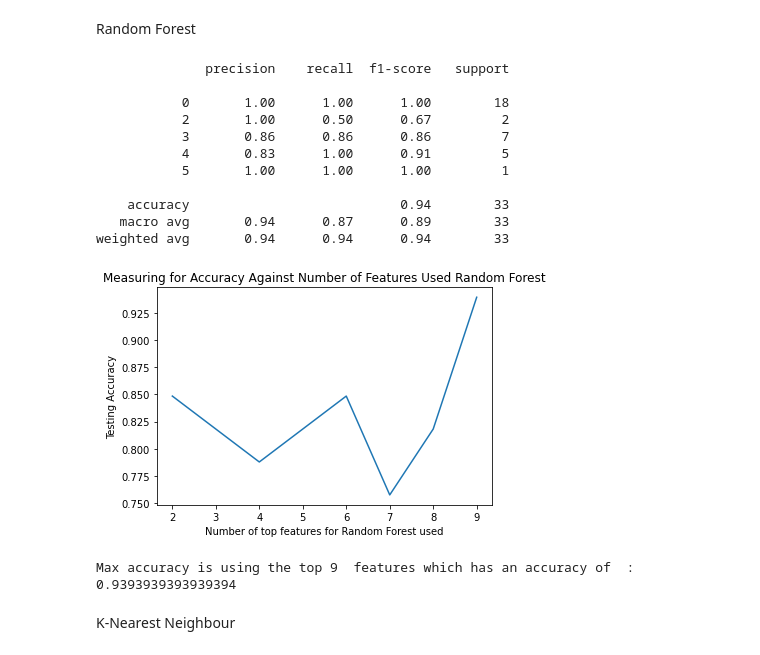
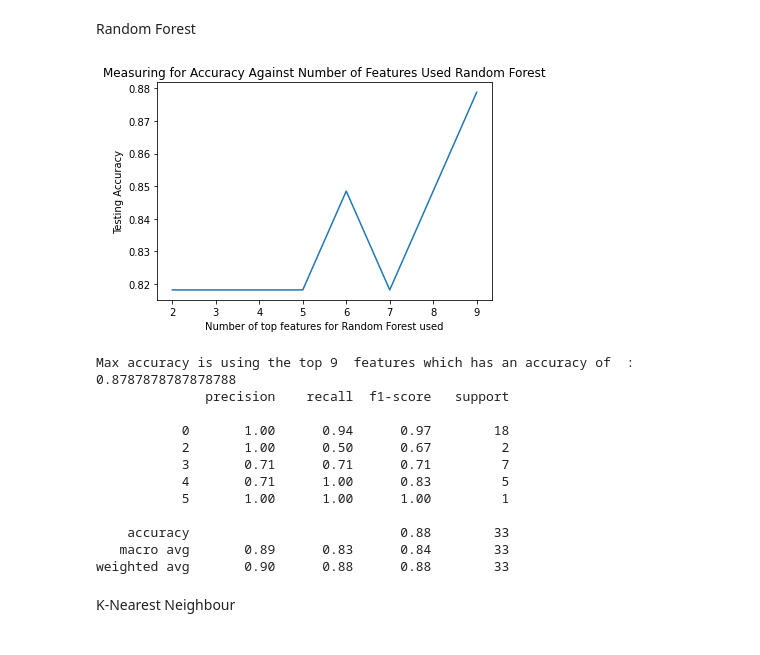
Before and after one commit to claredavies/DataScienceCoursework, a Jupyter notebook: StudentGradePredictionCoursework.ipynb, the cells around one changed output. Saved outputs shown, nothing was run; the diff lists cells and outputs as text; code cells hidden in the pictures.

```diff
--- a/StudentGradePredictionCoursework.ipynb
+++ b/StudentGradePredictionCoursework.ipynb
@@ -74,59 +74,58 @@ from sklearn.ensemble import RandomForestClassifier
 from sklearn.model_selection import train_test_split
 from sklearn import metrics
 from sklearn.metrics import classification_report
-
 
 max_accuracy_random_forrest = 0
 max_index_random_forrest = 0
 scores = {}
 scores_list = []
 y_pred_max = 0
 range_allowed = range(2,len(std_features_keep.columns))
 
 for x in range_allowed:
   X = std_features_keep.iloc[:, :x]
   y= std['Grade']
   # Split dataset into training set and test set
   X_train, X_test, y_train, y_test = train_test_split(X, y, test_size=0.3,random_state=1) # 70% training and 30% test
 
   #Create a Gaussian Classifier
   clf=RandomForestClassifier(n_estimators=100)
 
   #Train the model using the training sets y_pred=clf.predict(X_test)
   clf.fit(X_train,y_train)
 
   y_pred=clf.predict(X_test)
-  scores[k] = metrics.accuracy_score(y_test, y_pred)
-  scores_list.append(scores[k])
-  if(scores[k] > max_accuracy_random_forrest):
-    max_accuracy_random_forrest = scores[k]
+  scores[x] = metrics.accuracy_score(y_test, y_pred)
+  scores_list.append(scores[x])
+  if(scores[x] > max_accuracy_random_forrest):
+    max_accuracy_random_forrest = scores[x]
     max_index_random_forrest = x
     y_pred_max = y_pred
-
-print(classification_report(y_test, y_pred_max))
 
 plt.clf()
 plt.plot(range_allowed,scores_list)
 plt.xlabel("Number of top features for Random Forest used")
 plt.ylabel("Testing Accuracy")
 plt.title('Measuring for Accuracy Against Number of Features Used Random Forest')
 plt.show()
-  # Model Accuracy, how often is the classifier correct?
+
+# Model Accuracy, how often is the classifier correct?
 print("Max accuracy is using the top " + str(max_index_random_forrest) + "  features which has an accuracy of  : " + str(max_accuracy_random_forrest))
+print(classification_report(y_test, y_pred_max))
 # %% [output]
+[figure, new version]
+Max accuracy is using the top 9  features which has an accuracy of  : 0.8787878787878788
               precision    recall  f1-score   support
 
-           0       1.00      1.00      1.00        18
+           0       1.00      0.94      0.97        18
            2       1.00      0.50      0.67         2
-           3       0.86      0.86      0.86         7
-           4       0.83      1.00      0.91         5
+           3       0.71      0.71      0.71         7
+           4       0.71      1.00      0.83         5
            5       1.00      1.00      1.00         1
 
-    accuracy                           0.94        33
-   macro avg       0.94      0.87      0.89        33
-weighted avg       0.94      0.94      0.94        33
+    accuracy                           0.88        33
+   macro avg       0.89      0.83      0.84        33
+weighted avg       0.90      0.88      0.88        33
-[figure, old version]
-Max accuracy is using the top 9  features which has an accuracy of  : 0.9393939393939394
 # %% [markdown]
 K-Nearest Neighbour
 # %%
```
Also changed, not shown: parts of 3 cells of this notebook.
